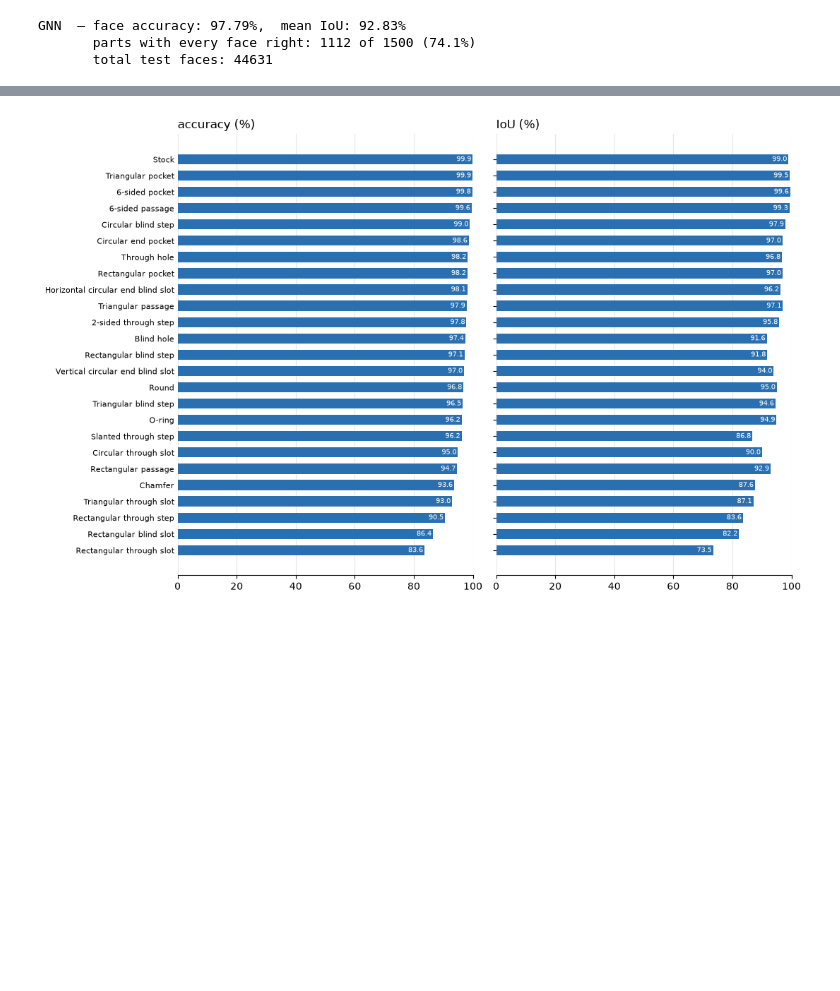
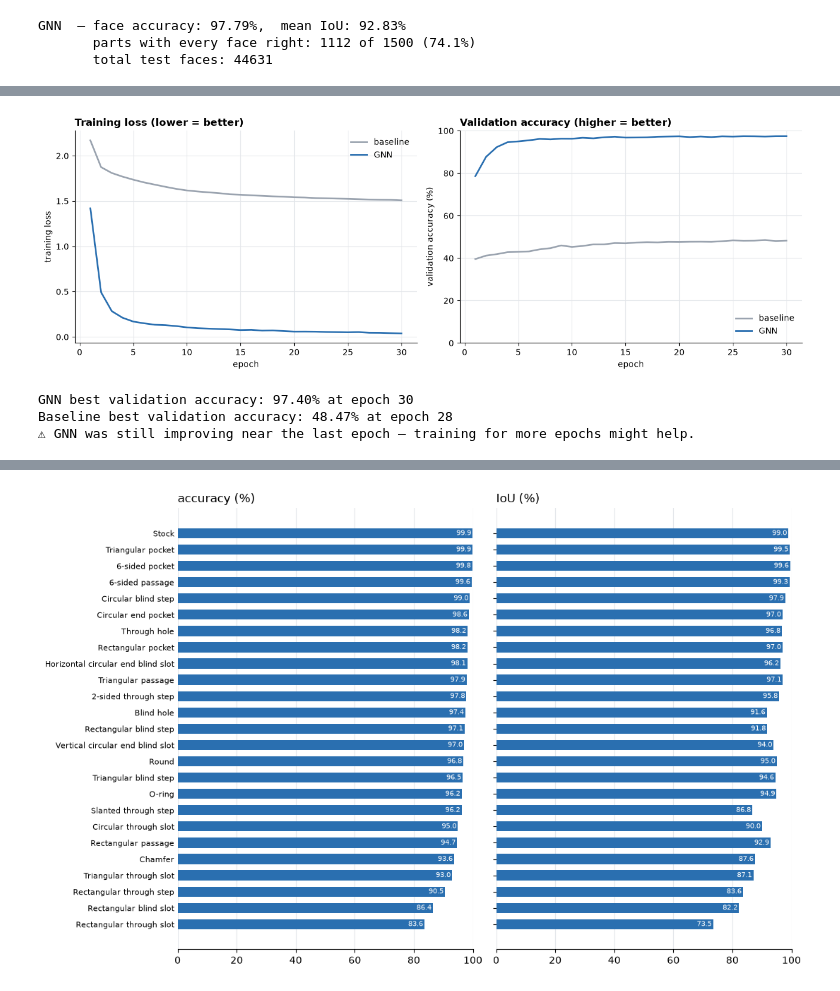
Before and after one commit to udaydahal/AnK_Progress, a Jupyter notebook: brep_gnn/mfcad/visualize_mfcad.ipynb, the cells around one changed output, grey strips where cells are left out. Saved outputs shown, nothing was run; the diff lists cells and outputs as text; code cells hidden in the pictures; blank space fills up the shorter version.

Commit message:
test_on_random_step

```diff
--- a/brep_gnn/mfcad/visualize_mfcad.ipynb
+++ b/brep_gnn/mfcad/visualize_mfcad.ipynb
@@ -79,5 +79,4 @@ Below we train a fresh MLP baseline on the same training data the GNN used, then
 # %%
-# load cached training and validation graphs (same ones train_mfcad.py used)
 train_set = load_split("train", N_TRAIN)
 val_set = load_split("val", N_VAL)
 
@@ -85,17 +84,24 @@ train_loader = DataLoader(train_set, batch_size=32, shuffle=True)
 val_loader = DataLoader(val_set, batch_size=32)
 test_loader = DataLoader(test_set, batch_size=32)
 
-print(f"training the baseline (each face alone, no neighbours) — {len(train_set)} train parts, 30 epochs ...")
+EPOCHS = 30
+
+print(f"training the baseline (each face alone, no neighbours) — {len(train_set)} parts, {EPOCHS} epochs ...")
 torch.manual_seed(SEED)
-mlp_model = train(FaceMLP(n_in, K, HIDDEN), train_loader, val_loader, 30, device, "baseline", K, print_every=5)
+mlp_model, mlp_hist = train(FaceMLP(n_in, K, HIDDEN), train_loader, val_loader, EPOCHS, device, "baseline", K, print_every=5)
 
-# evaluate baseline
+print(f"\ntraining the GNN (sees neighbours + edge types) — {len(train_set)} parts, {EPOCHS} epochs ...")
+torch.manual_seed(SEED)
+gnn_fresh, gnn_hist = train(FaceGNN(n_in, n_edge, K, HIDDEN, LAYERS), train_loader, val_loader, EPOCHS, device, "gnn", K, print_every=5)
+
 mlp_preds = predict(mlp_model, test_set)
 y_mlp = torch.cat(mlp_preds)
 cm_mlp = torch.bincount(y_true * K + y_mlp, minlength=K * K).view(K, K)
 
+cm_gnn_fresh = torch.bincount(y_true * K + torch.cat(predict(gnn_fresh, test_set)), minlength=K * K).view(K, K)
+
 print(f"\n{'='*60}")
-print(f"Baseline (no neighbours) — face accuracy: {100 * accuracy(cm_mlp):.2f}%,  mean IoU: {100 * mean_iou(cm_mlp):.2f}%")
-print(f"GNN (uses neighbours)    — face accuracy: {100 * accuracy(cm_gnn):.2f}%,  mean IoU: {100 * mean_iou(cm_gnn):.2f}%")
+print(f"Baseline (no neighbours) — accuracy: {100 * accuracy(cm_mlp):.2f}%,  mean IoU: {100 * mean_iou(cm_mlp):.2f}%")
+print(f"GNN (uses neighbours)    — accuracy: {100 * accuracy(cm_gnn_fresh):.2f}%,  mean IoU: {100 * mean_iou(cm_gnn_fresh):.2f}%")
 print(f"{'='*60}")
 # %% [output]
@@ -117,0 +134,34 @@ Each bar shows what % of faces of that class were predicted correctly. Classes s
+# %%
+fig, (ax1, ax2) = plt.subplots(1, 2, figsize=(13, 4.5), facecolor="white")
+epochs = range(1, EPOCHS + 1)
+
+# training loss
+ax1.plot(epochs, mlp_hist["train_loss"], color="#9aa3af", linewidth=2, label="baseline")
+ax1.plot(epochs, gnn_hist["train_loss"], color="#2a6fb0", linewidth=2, label="GNN")
+ax1.set_xlabel("epoch"); ax1.set_ylabel("training loss")
+ax1.set_title("Training loss (lower = better)", loc="left", fontweight="bold")
+ax1.legend(frameon=False); ax1.grid(color="#e3e6ea", linewidth=0.8)
+for s in ("top", "right"): ax1.spines[s].set_visible(False)
+
+# validation accuracy
+ax2.plot(epochs, [100*v for v in mlp_hist["val_acc"]], color="#9aa3af", linewidth=2, label="baseline")
+ax2.plot(epochs, [100*v for v in gnn_hist["val_acc"]], color="#2a6fb0", linewidth=2, label="GNN")
+ax2.set_xlabel("epoch"); ax2.set_ylabel("validation accuracy (%)")
+ax2.set_title("Validation accuracy (higher = better)", loc="left", fontweight="bold")
+ax2.set_ylim(0, 100)
+ax2.legend(frameon=False, loc="lower right"); ax2.grid(color="#e3e6ea", linewidth=0.8)
+for s in ("top", "right"): ax2.spines[s].set_visible(False)
+
+plt.tight_layout(); plt.show()
+
+best_epoch_gnn = np.argmax(gnn_hist["val_acc"]) + 1
+best_epoch_mlp = np.argmax(mlp_hist["val_acc"]) + 1
+print(f"GNN best validation accuracy: {100*max(gnn_hist['val_acc']):.2f}% at epoch {best_epoch_gnn}")
+print(f"Baseline best validation accuracy: {100*max(mlp_hist['val_acc']):.2f}% at epoch {best_epoch_mlp}")
+if best_epoch_gnn >= EPOCHS - 2:
+    print("⚠ GNN was still improving near the last epoch — training for more epochs might help.")
+# %% [output]
+[figure, added]
+GNN best validation accuracy: 97.40% at epoch 30
+Baseline best validation accuracy: 48.47% at epoch 28
+⚠ GNN was still improving near the last epoch — training for more epochs might help.
```
Also changed, not shown: parts of 22 cells of this notebook, 5 other files.
